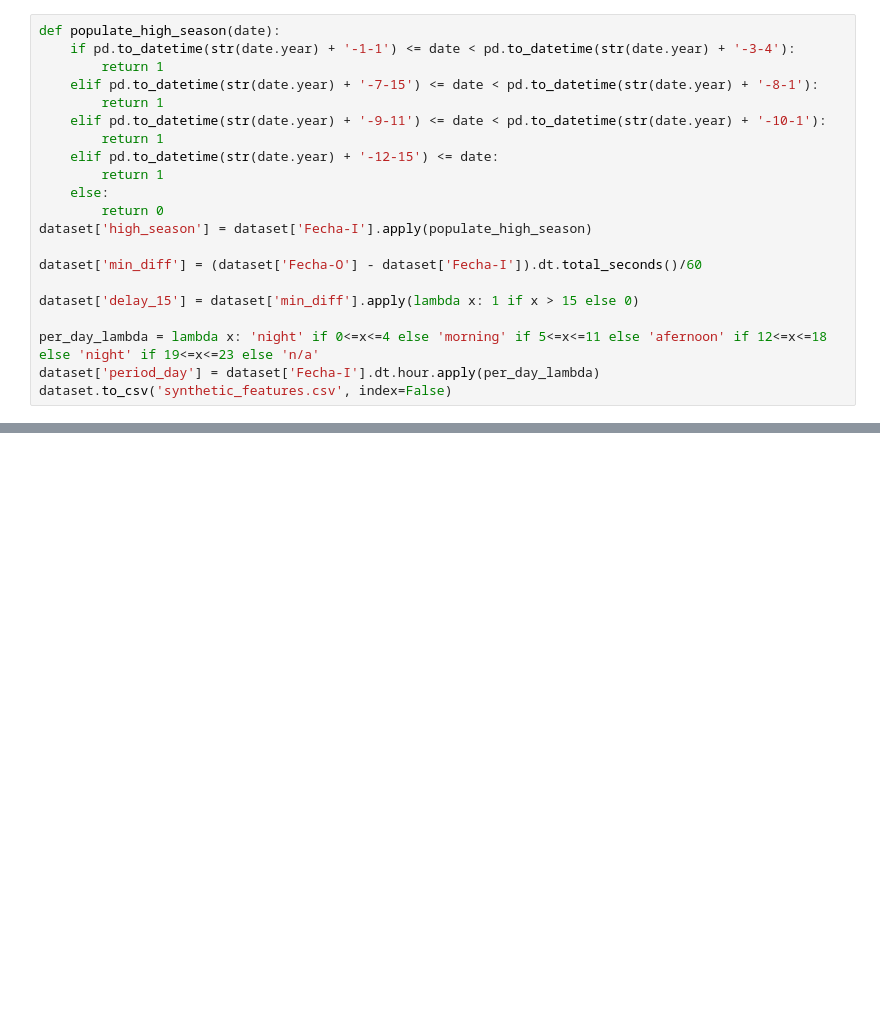
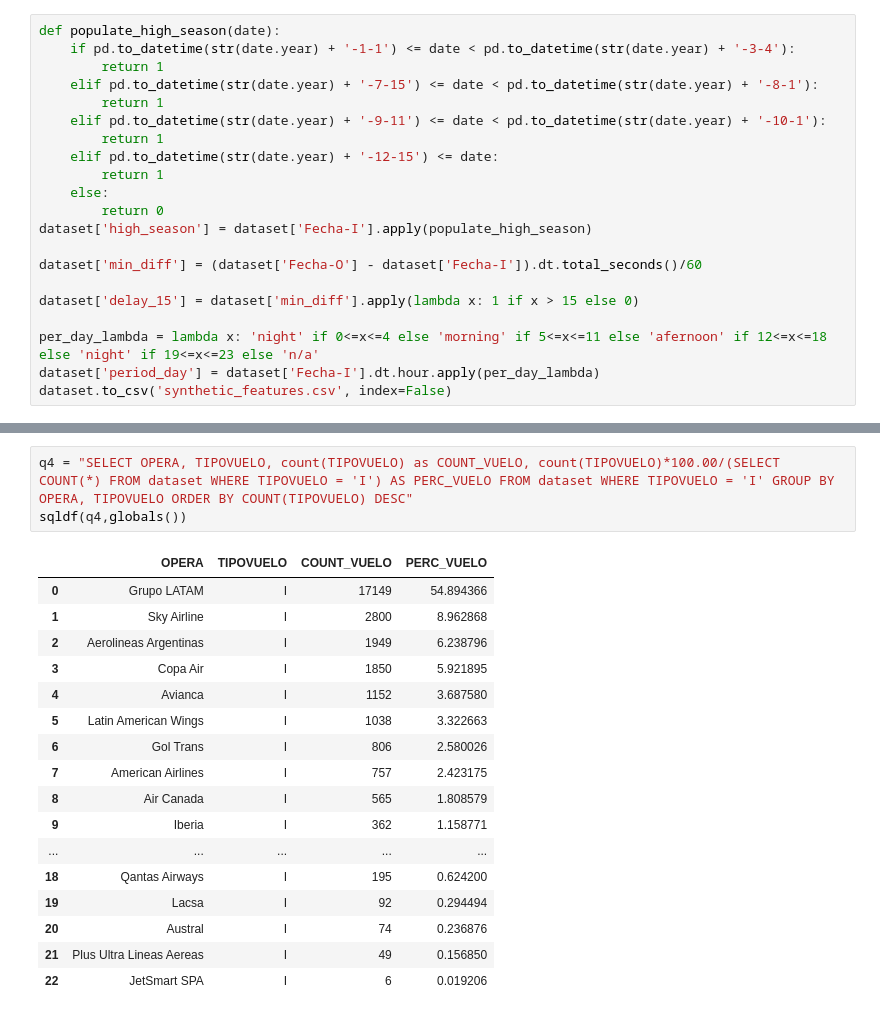
Before and after one commit to CamilaTr/DSC, a Jupyter notebook: solution.ipynb, the cells around one changed output, grey strips where cells are left out. Saved outputs shown, nothing was run; the diff lists cells and outputs as text; blank space fills up the shorter version.

```diff
--- a/solution.ipynb
+++ b/solution.ipynb
@@ -37,0 +64,21 @@ dataset.head()
+# %%
+q4 = "SELECT OPERA, TIPOVUELO, count(TIPOVUELO) as COUNT_VUELO, count(TIPOVUELO)*100.00/(SELECT COUNT(*) FROM dataset WHERE TIPOVUELO = 'I') AS PERC_VUELO FROM dataset WHERE TIPOVUELO = 'I' GROUP BY OPERA, TIPOVUELO ORDER BY COUNT(TIPOVUELO) DESC"
+sqldf(q4,globals())
+# %% [output]
+|  | OPERA | TIPOVUELO | COUNT_VUELO | PERC_VUELO |
+| 0 | Grupo LATAM | I | 17149 | 54.894366 |
+| 1 | Sky Airline | I | 2800 | 8.962868 |
+| 2 | Aerolineas Argentinas | I | 1949 | 6.238796 |
+| 3 | Copa Air | I | 1850 | 5.921895 |
+| 4 | Avianca | I | 1152 | 3.687580 |
+| 5 | Latin American Wings | I | 1038 | 3.322663 |
+| 6 | Gol Trans | I | 806 | 2.580026 |
+| 7 | American Airlines | I | 757 | 2.423175 |
+| 8 | Air Canada | I | 565 | 1.808579 |
+| 9 | Iberia | I | 362 | 1.158771 |
+| ... | ... | ... | ... | ... |
+| 18 | Qantas Airways | I | 195 | 0.624200 |
+| 19 | Lacsa | I | 92 | 0.294494 |
+| 20 | Austral | I | 74 | 0.236876 |
+| 21 | Plus Ultra Lineas Aereas | I | 49 | 0.156850 |
+| 22 | JetSmart SPA | I | 6 | 0.019206 |
```
Also changed, not shown: parts of 15 cells of this notebook.
